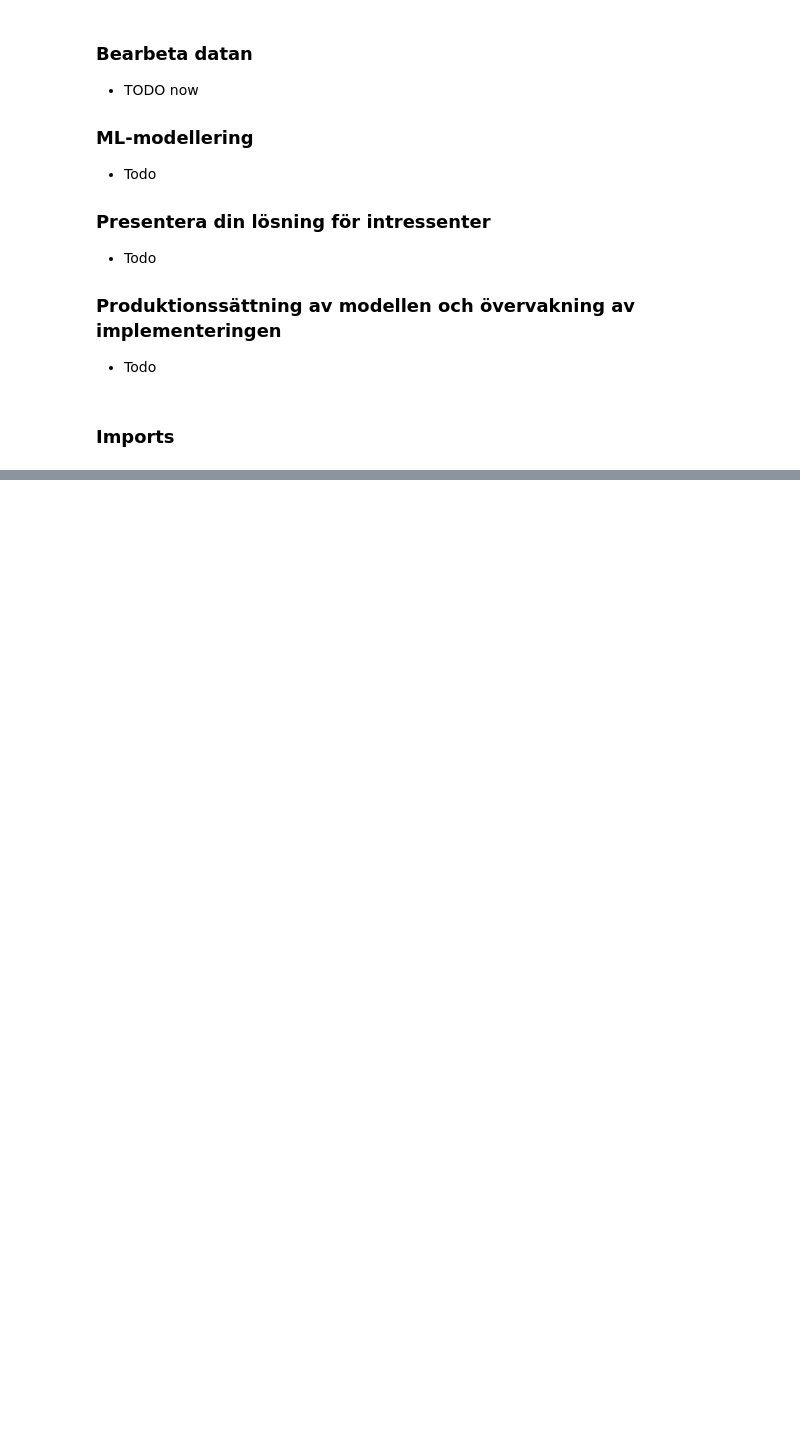
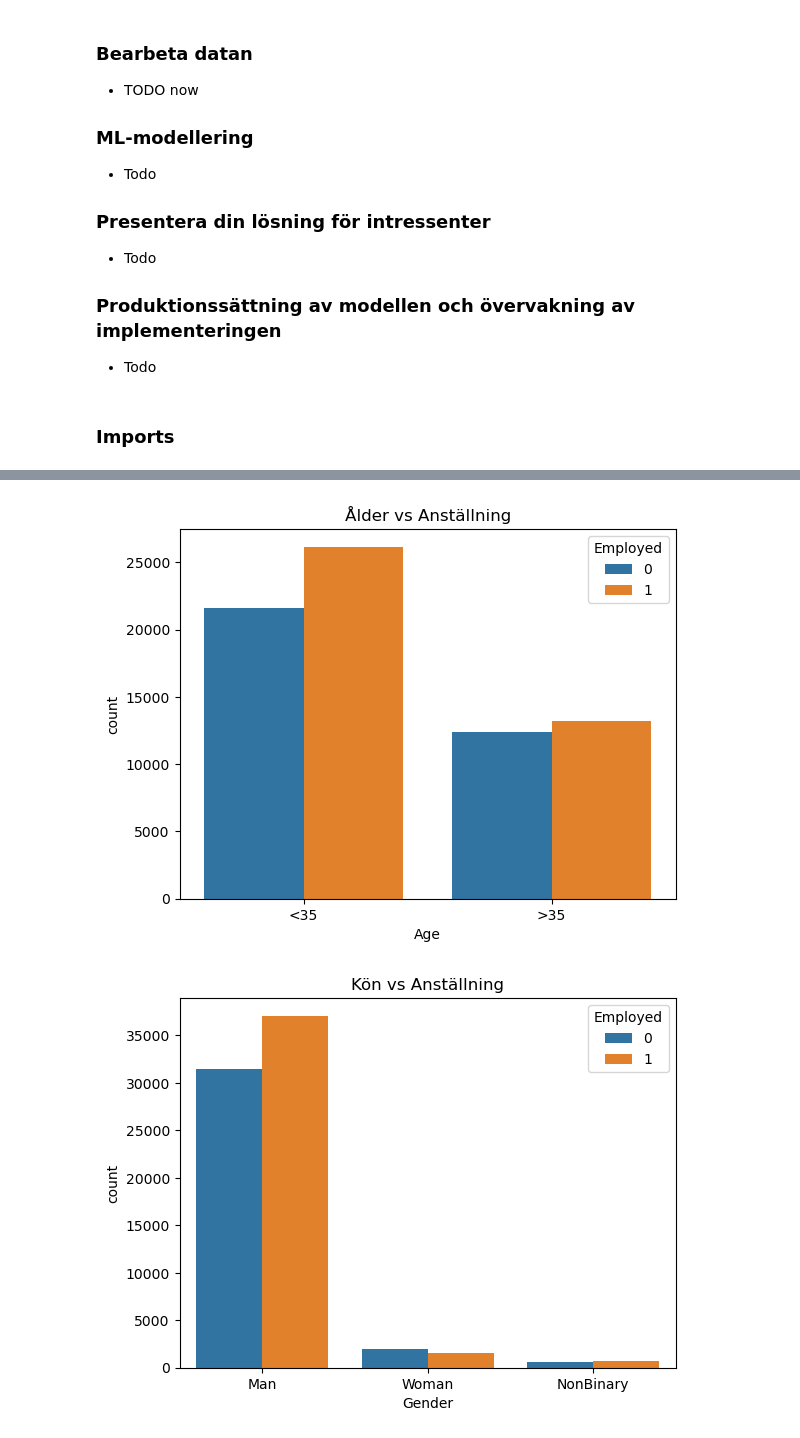
Before and after one commit to HugoManns/AI-kunskapskontroll-del-1, a Jupyter notebook: EDA.ipynb, the cells around one changed output, grey strips where cells are left out. Saved outputs shown, nothing was run; the diff lists cells and outputs as text; code cells hidden in the pictures; blank space fills up the shorter version.

```diff
--- a/EDA.ipynb
+++ b/EDA.ipynb
@@ -61,0 +71,14 @@ dtype: int64
+# %%
+# --- 2. Demografiska variabler ---
+# Ålder
+sns.countplot(data=data, x="Age", hue="Employed")
+plt.title("Ålder vs Anställning")
+plt.show()
+
+# Kön
+sns.countplot(data=data, x="Gender", hue="Employed")
+plt.title("Kön vs Anställning")
+plt.show()
+# %% [output]
+[figure, added]
+[figure, added]
```
Also changed, not shown: parts of 12 cells of this notebook.
